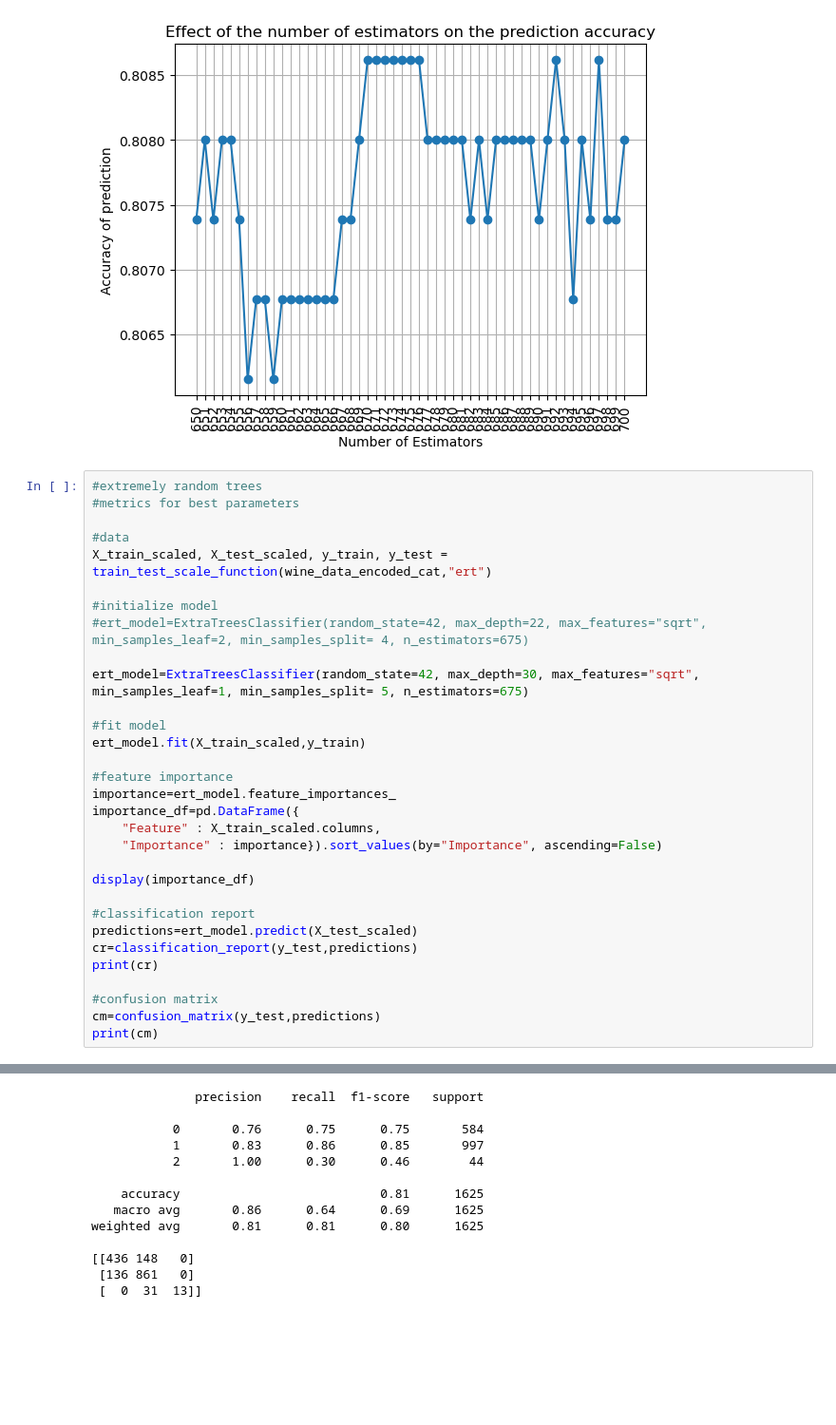
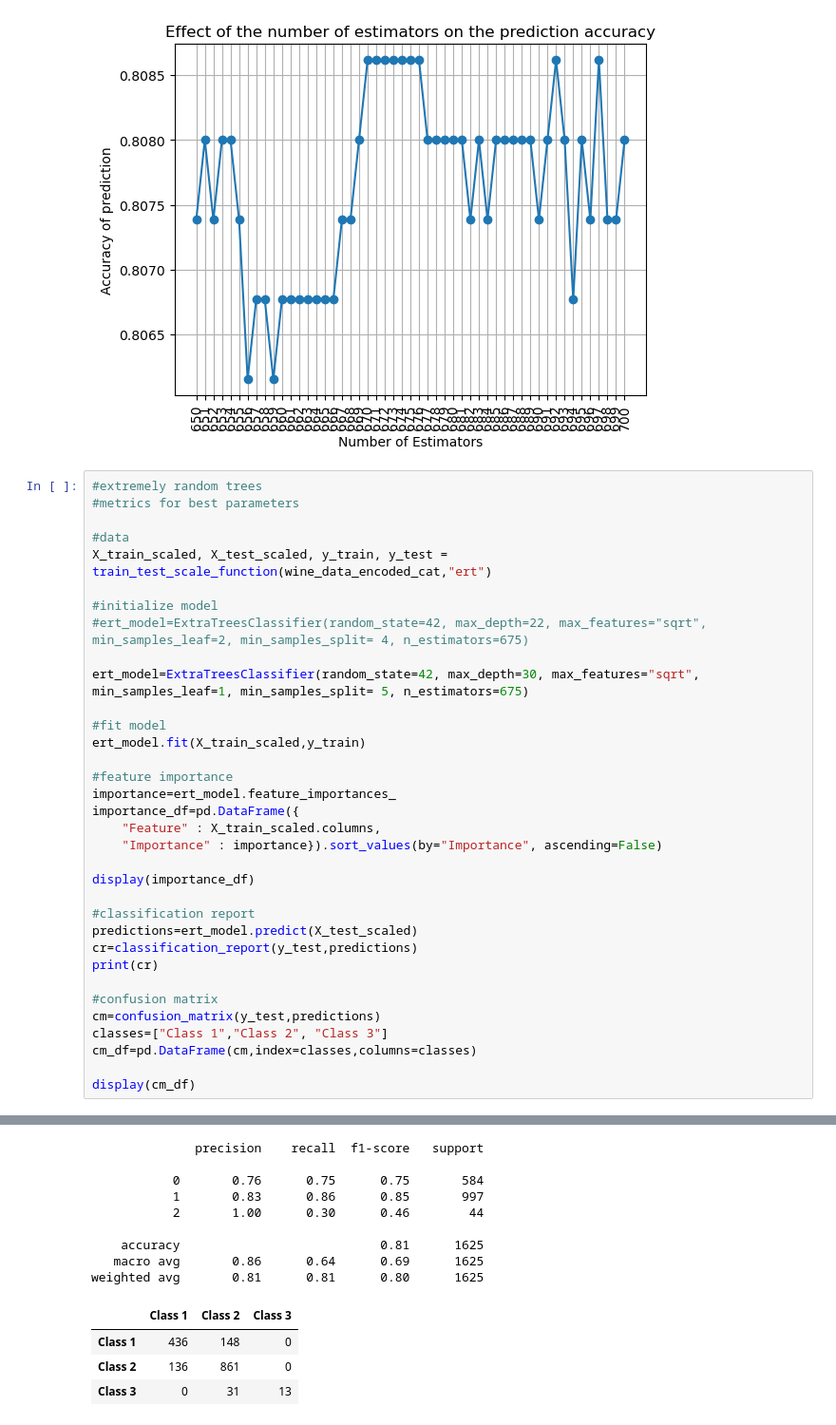
Before and after one commit to Dave232232/wine-quality, a Jupyter notebook: wine_quallity_dave_v3.ipynb, the cells around one changed output, grey strips where cells are left out. Shown at 95% size. Cells and saved outputs as stored; diff of their text form; blank space fills up the shorter version.

```diff
--- a/wine_quallity_dave_v3.ipynb
+++ b/wine_quallity_dave_v3.ipynb
@@ -629,35 +704,38 @@ display(importance_df)
 #classification report
 predictions=ert_model.predict(X_test_scaled)
 cr=classification_report(y_test,predictions)
 print(cr)
 
 #confusion matrix
 cm=confusion_matrix(y_test,predictions)
-print(cm)
+classes=["Class 1","Class 2", "Class 3"]
+cm_df=pd.DataFrame(cm,index=classes,columns=classes)
+
+display(cm_df)
 # %% [output]
 |  | Feature | Importance |
 | 10 | alcohol | 0.183914 |
 | 1 | volatile_acidity | 0.119110 |
 | 7 | density | 0.085569 |
 | 5 | free_sulfur_dioxide | 0.081450 |
 | 6 | total_sulfur_dioxide | 0.079770 |
 | 2 | citric_acid | 0.079708 |
 | 9 | sulphates | 0.077677 |
 | 3 | residual_sugar | 0.071088 |
 | 8 | pH | 0.070462 |
 | 4 | chlorides | 0.070039 |
 | 0 | fixed_acidity | 0.067645 |
 | 11 | color | 0.013568 |
               precision    recall  f1-score   support
 
            0       0.76      0.75      0.75       584
            1       0.83      0.86      0.85       997
            2       1.00      0.30      0.46        44
 
     accuracy                           0.81      1625
    macro avg       0.86      0.64      0.69      1625
 weighted avg       0.81      0.81      0.80      1625
-
-[[436 148   0]
- [136 861   0]
- [  0  31  13]]
+|  | Class 1 | Class 2 | Class 3 |
+| Class 1 | 436 | 148 | 0 |
+| Class 2 | 136 | 861 | 0 |
+| Class 3 | 0 | 31 | 13 |
```
Also changed, not shown: parts of 7 cells of this notebook.
